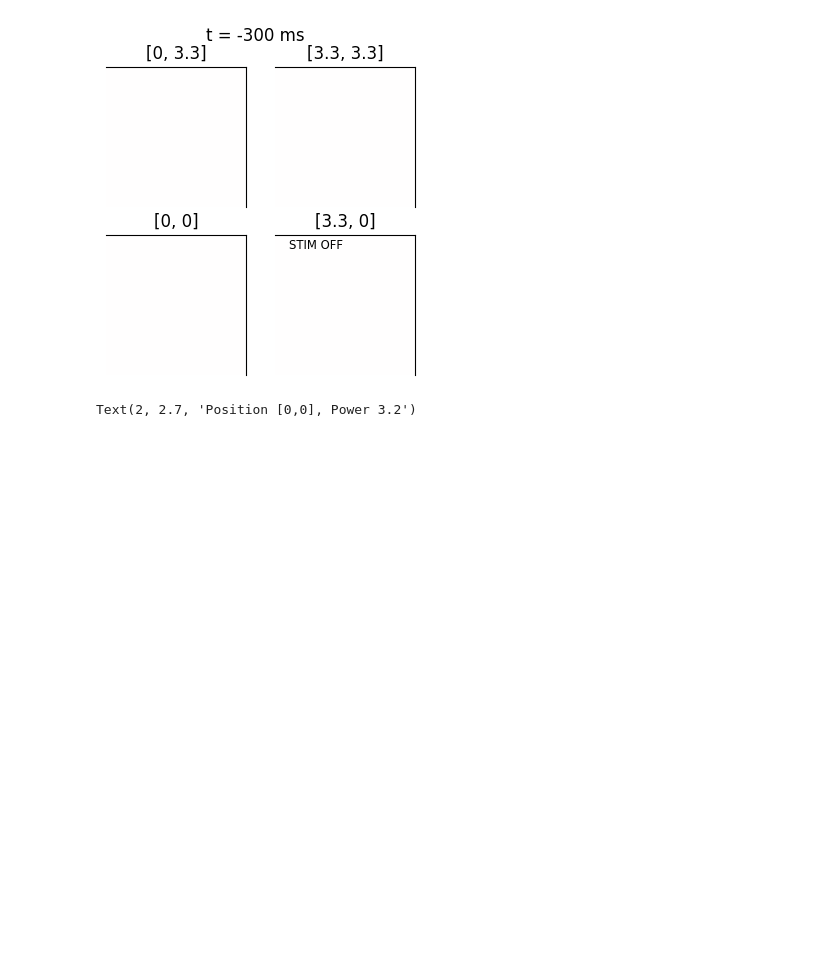
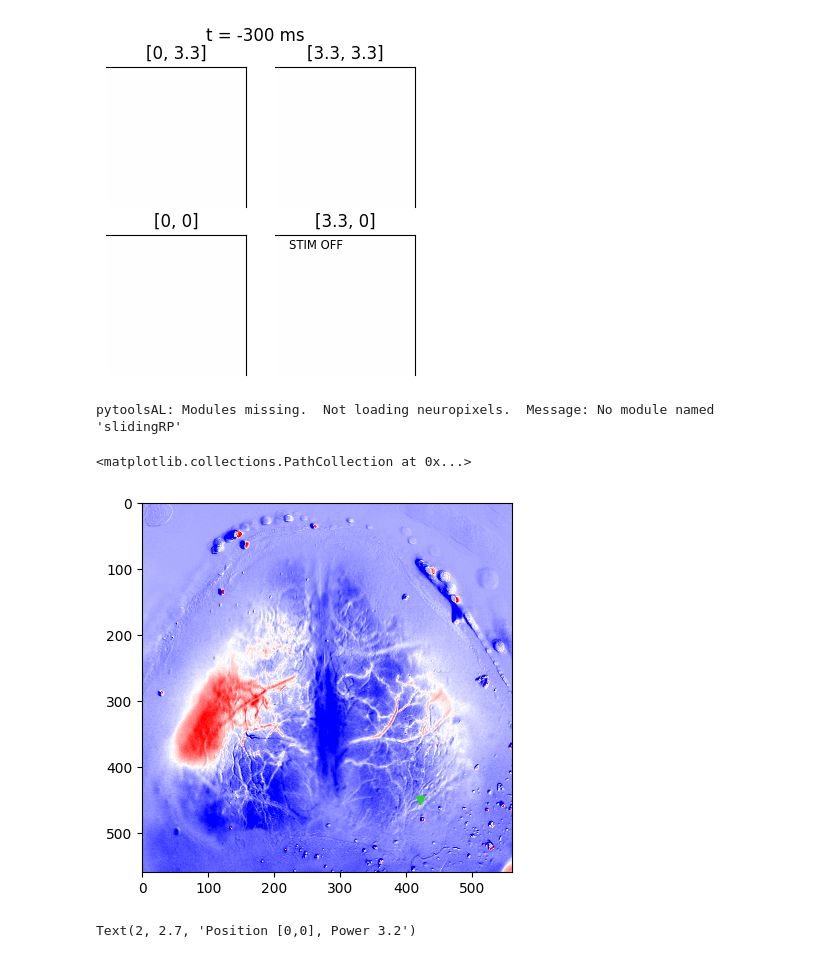
Before and after one commit to paschamatveev/wfOptoProject, a Jupyter notebook: wf + opto/wf-opto-719.ipynb, the cells around one changed output. Drawn from its saved outputs; the diff is of its cells as text; code cells hidden in the pictures; blank space fills up the shorter version.

```diff
--- a/wf + opto/wf-opto-719.ipynb
+++ b/wf + opto/wf-opto-719.ipynb
@@ -183,6 +183,15 @@ clear_output()
 # %% [output]
 TypeError: The keyword `fps` is no longer supported. Use `duration`(in ms) instead, e.g. `fps=50` == `duration=20` (1000 * 1/50).
 [figure]
+# %%
+from wfOpto import *
+wfOpto_719 = wfOpto(Path(r'Z:\Subjects\ZYE_0069\2023-07-19\1'))
+wfOpto_719.fullAvg(-.2,.7,100)
+plt.scatter([420],[450], c='limegreen', marker='v')
+# %% [output]
+pytoolsAL: Modules missing.  Not loading neuropixels.  Message: No module named 'slidingRP'
+<matplotlib.collections.PathCollection at 0x...>
+[figure, added]
 # %%
 #standard error in trials with position 0,0
 
```
Also changed, not shown: parts of 1 cell of this notebook, 2 other files.
